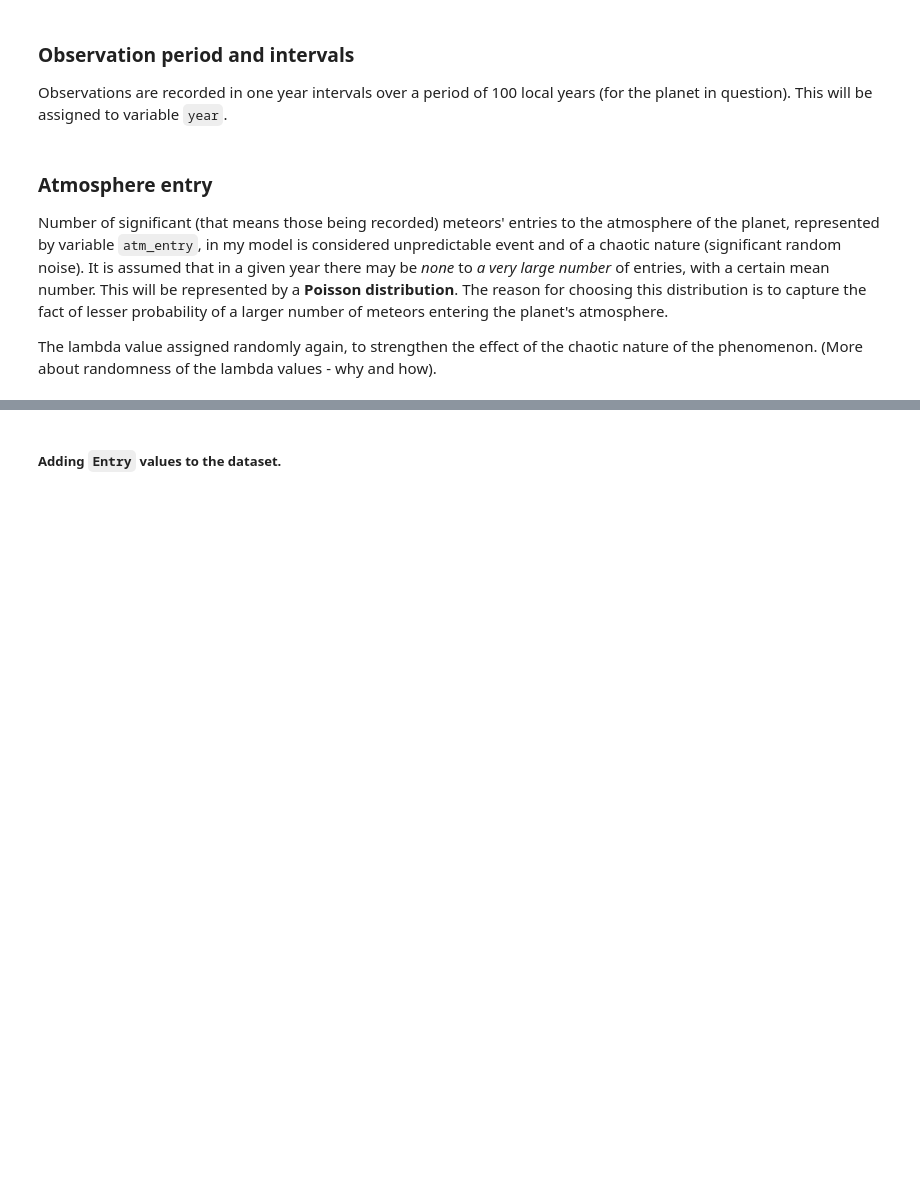
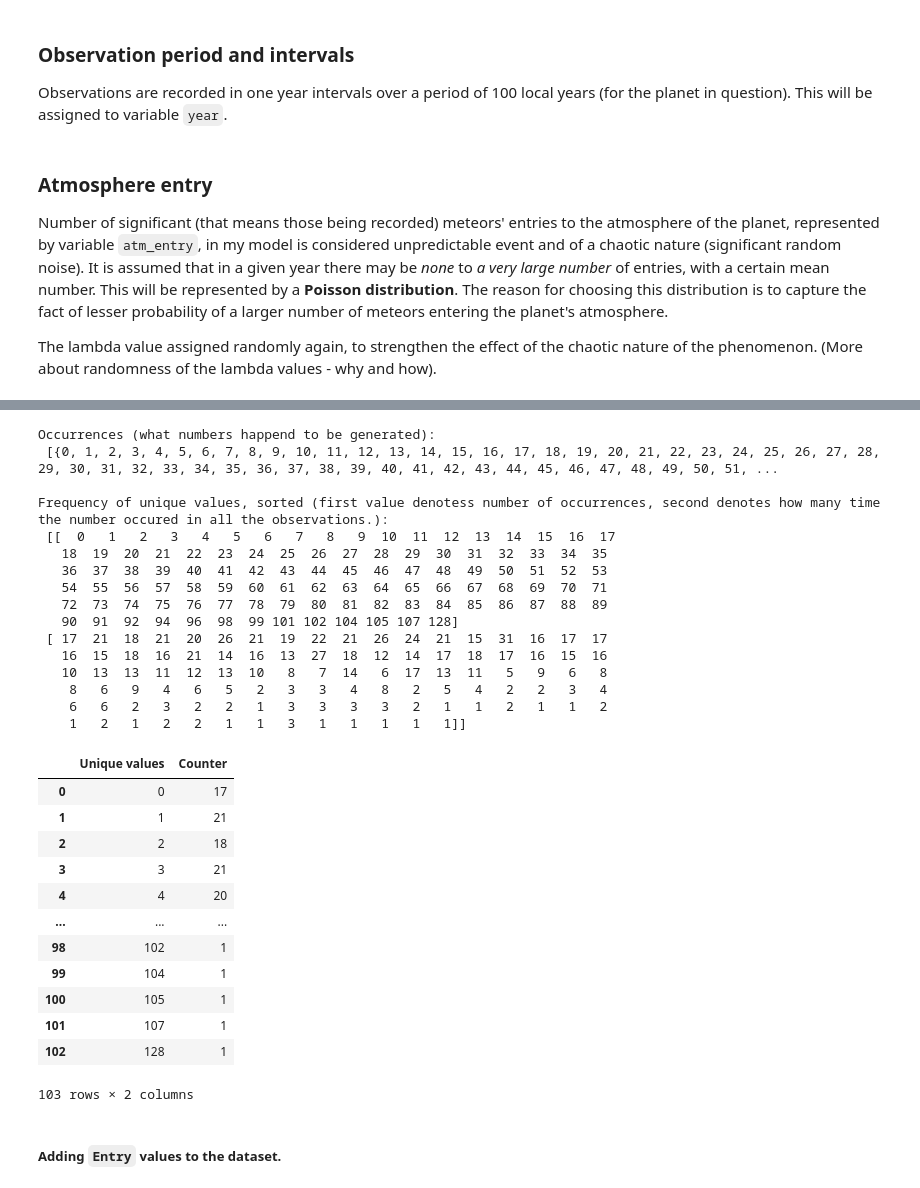
Before and after one commit to andkoc001/data_synthesis, a Jupyter notebook: data_synth_1.ipynb, the cells around one changed output, grey strips where cells are left out. Cells and saved outputs as stored; diff of their text form; code cells hidden in the pictures; blank space fills up the shorter version.

```diff
--- a/data_synth_1.ipynb
+++ b/data_synth_1.ipynb
@@ -158,3 +139,46 @@ List in sequence of years:
+# %%
+#print("Number of meteroids hitting the atmosphere, list in sequence of years:\n", atm_entry)
+print("\nOccurrences (what numbers happend to be generated):\n", np.unique(set(atm_entry)))
+
+# Assigning the variables
+unique_elements, counts_elements = np.unique(atm_entry, return_counts=True) # https://www.w3resource.com/python-exercises/numpy/python-numpy-exercise-94.php
+
+print("\nFrequency of unique values, sorted (first value denotess number of occurrences, second denotes how many time the number occured in all the observations.):\n", np.asarray((unique_elements, counts_elements)))
+
+# print results - number of yearly hits distribution
+hits = pd.DataFrame(np.transpose(np.asarray((unique_elements, counts_elements))))
+hits.columns = ['Unique values', 'Counter']
+hits
+# %% [output]
+Occurrences (what numbers happend to be generated):
+ [{0, 1, 2, 3, 4, 5, 6, 7, 8, 9, 10, 11, 12, 13, 14, 15, 16, 17, 18, 19, 20, 21, 22, 23, 24, 25, 26, 27, 28, 29, 30, 31, 32, 33, 34, 35, 36, 37, 38, 39, 40, 41, 42, 43, 44, 45, 46, 47, 48, 49, 50, 51, ...
+
+Frequency of unique values, sorted (first value denotess number of occurrences, second denotes how many time the number occured in all the observations.):
+ [[  0   1   2   3   4   5   6   7   8   9  10  11  12  13  14  15  16  17
+   18  19  20  21  22  23  24  25  26  27  28  29  30  31  32  33  34  35
+   36  37  38  39  40  41  42  43  44  45  46  47  48  49  50  51  52  53
+   54  55  56  57  58  59  60  61  62  63  64  65  66  67  68  69  70  71
+   72  73  74  75  76  77  78  79  80  81  82  83  84  85  86  87  88  89
+   90  91  92  94  96  98  99 101 102 104 105 107 128]
+ [ 17  21  18  21  20  26  21  19  22  21  26  24  21  15  31  16  17  17
+   16  15  18  16  21  14  16  13  27  18  12  14  17  18  17  16  15  16
+   10  13  13  11  12  13  10   8   7  14   6  17  13  11   5   9   6   8
+    8   6   9   4   6   5   2   3   3   4   8   2   5   4   2   2   3   4
+    6   6   2   3   2   2   1   3   3   3   3   2   1   1   2   1   1   2
+    1   2   1   2   2   1   1   3   1   1   1   1   1]]
+|  | Unique values | Counter |
+| 0 | 0 | 17 |
+| 1 | 1 | 21 |
+| 2 | 2 | 18 |
+| 3 | 3 | 21 |
+| 4 | 4 | 20 |
+| ... | ... | ... |
+| 98 | 102 | 1 |
+| 99 | 104 | 1 |
+| 100 | 105 | 1 |
+| 101 | 107 | 1 |
+| 102 | 128 | 1 |
+103 rows × 2 columns
 # %% [markdown]
 ##### Adding `Entry` values to the dataset.
 # %%
```
Also changed, not shown: parts of 27 cells of this notebook.
